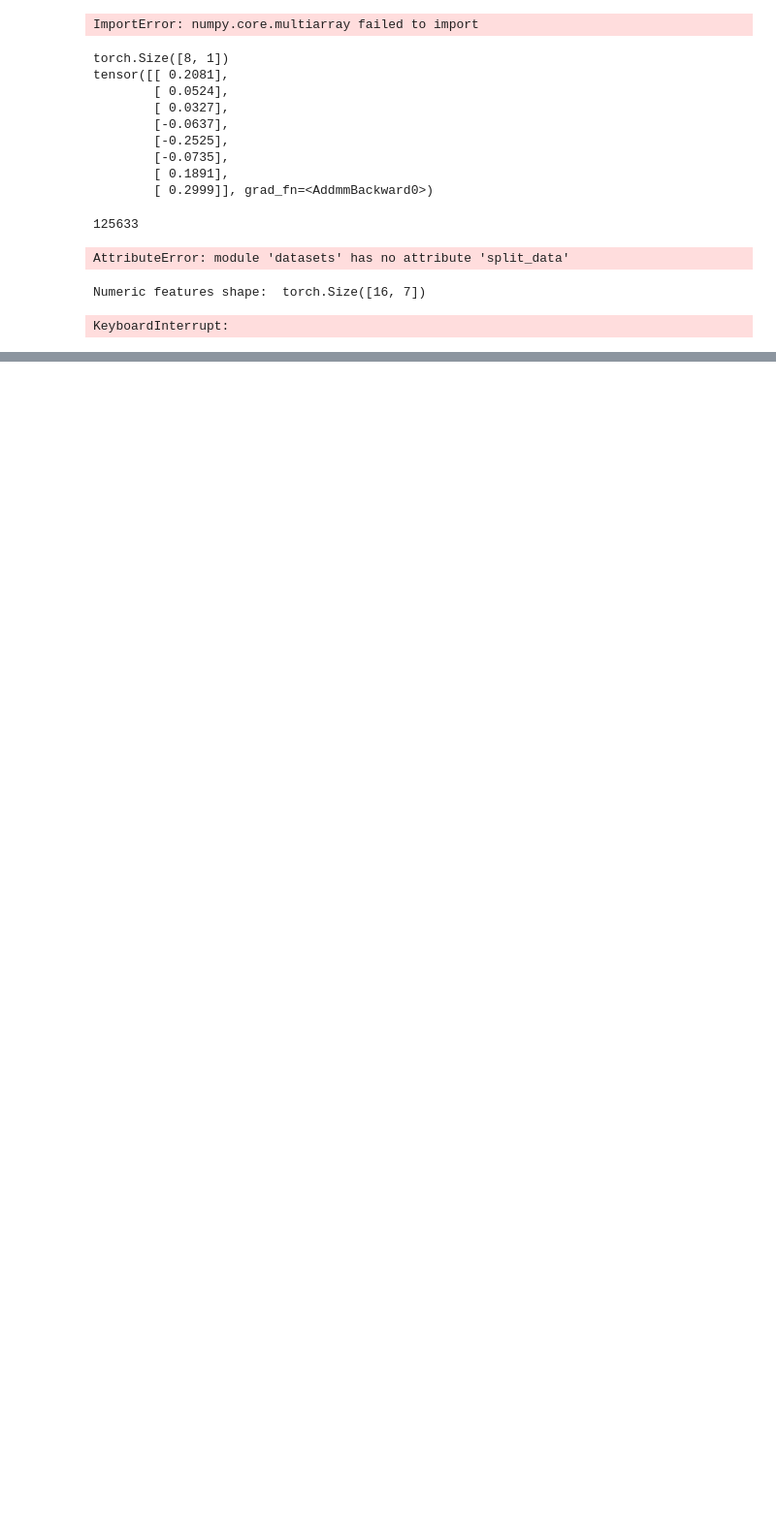
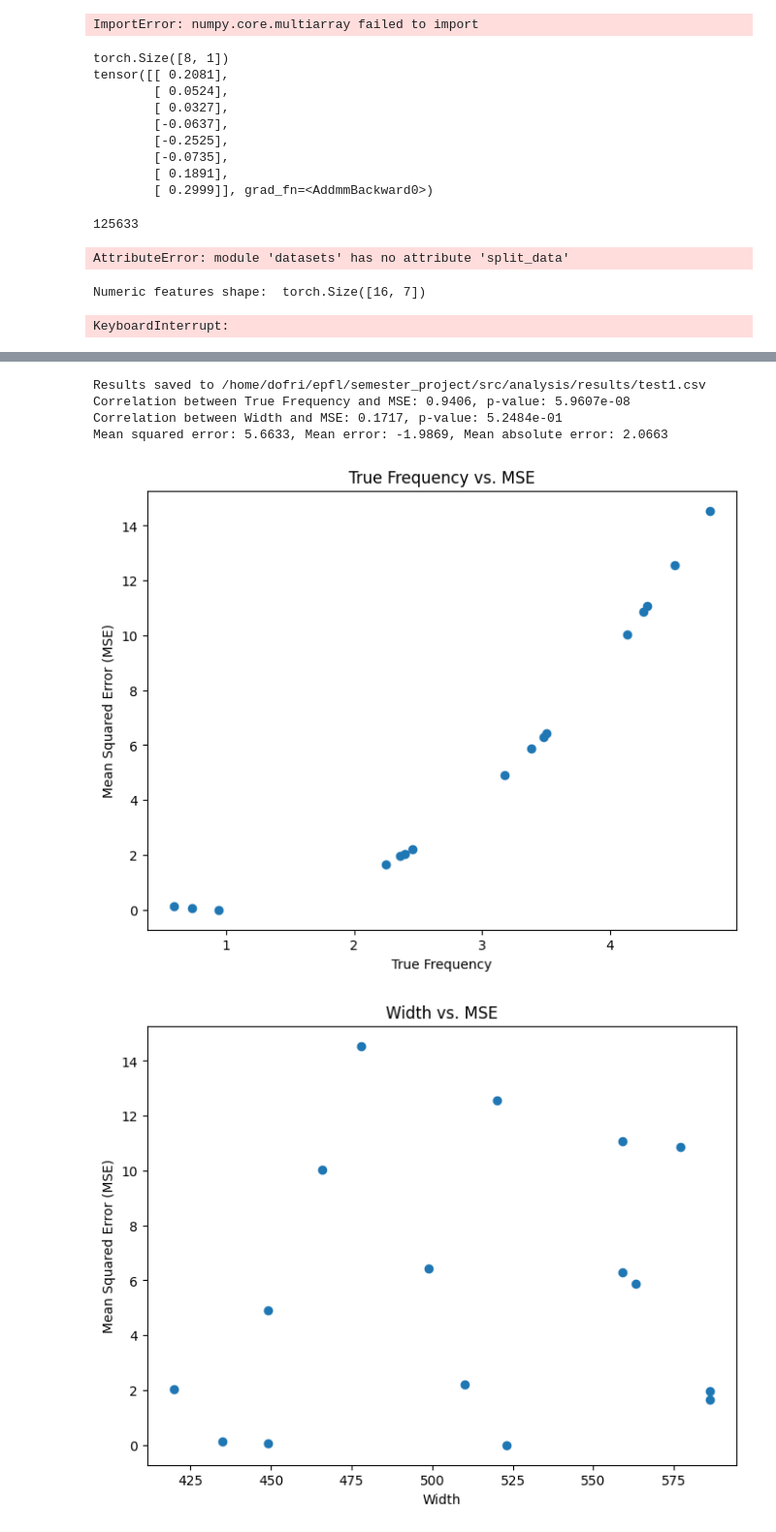
Before and after one commit to GDofri/semester_project, a Jupyter notebook: src/models/models.ipynb, the cells around one changed output, grey strips where cells are left out. Shown at 97% size. Cells and saved outputs as stored; diff of their text form; code cells hidden in the pictures; blank space fills up the shorter version.

Commit message:
Added file saving to analysis code

```diff
--- a/src/models/models.ipynb
+++ b/src/models/models.ipynb
@@ -129,13 +129,15 @@ Numeric features shape:  torch.Size([16, 7])
 KeyboardInterrupt:
 # %%
 from transformer_artifical_data import artificial_transformer
+
 import torch
 
-artificial_transformer = artificial_transformer.Transformer()
+model = artificial_transformer.Transformer()
 
 
 data = torch.rand(8,200,32)
+targets = torch.randn(8,1)
 mask = torch.zeros(8, 200, dtype=torch.bool)
 
-artificial_transformer.forward(data, mask)
+model.forward(data, mask)
 # %% [output]
@@ -151,0 +152,19 @@ tensor([[ 0.0586],
+# %%
+from transformer_artifical_data import artificial_dataset
+from src.analysis.artificial_model_analysis import evaluate_model
+from src.analysis.artificial_model_analysis import analyze_results
+
+
+# Dummy test dataset
+datasets, dfs = artificial_dataset.split_data_into_datasets(train=.1, val=.1, test=.8, no_samples=20)
+model = artificial_transformer.Transformer()
+
+eval_df = evaluate_model(model, datasets['test'], dfs['test'], save=True, file_name="test1", desc="This is just a test to test the model")
+analyze_results(eval_df)
+# %% [output]
+Results saved to /home/dofri/epfl/semester_project/src/analysis/results/test1.csv
+Correlation between True Frequency and MSE: 0.9406, p-value: 5.9607e-08
+Correlation between Width and MSE: 0.1717, p-value: 5.2484e-01
+Mean squared error: 5.6633, Mean error: -1.9869, Mean absolute error: 2.0663
+[figure, added]
+[figure, added]
```
Also changed, not shown: parts of 3 cells of this notebook, 5 other files.
